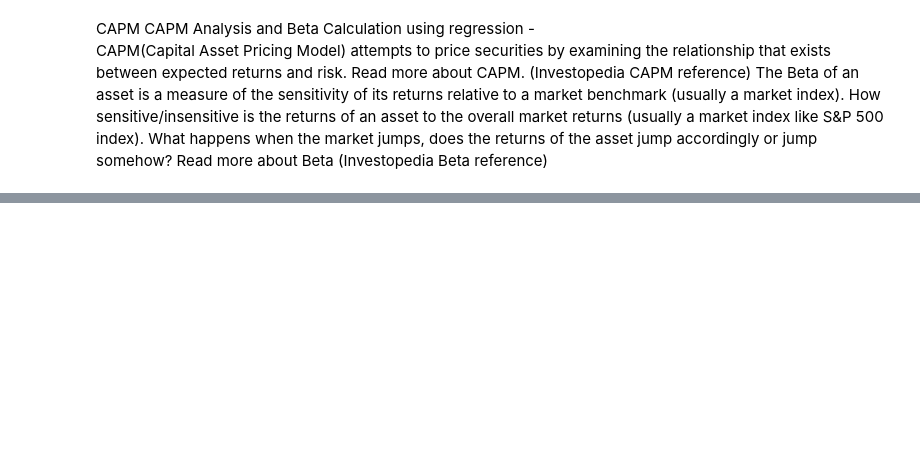
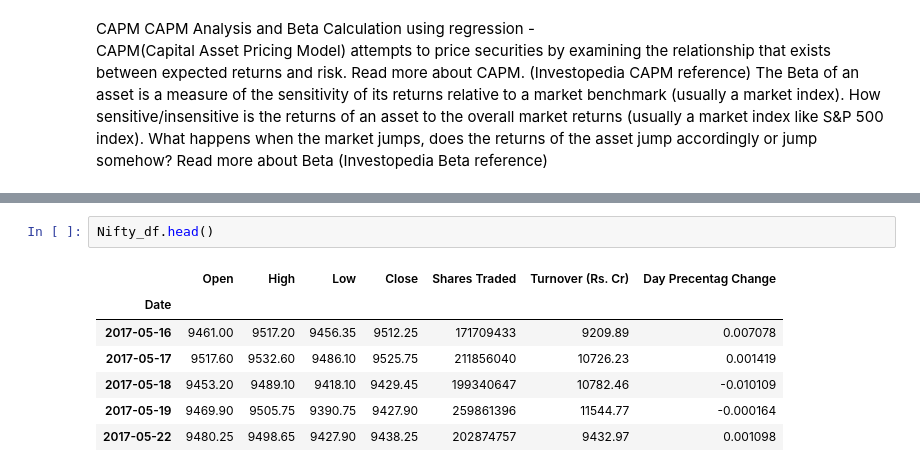
Before and after one commit to Daywalker21/AICTE-Aspiration.ai_ML-DS, a Jupyter notebook: Module 3 - Regression - Beta Calculation.ipynb, the cells around one changed output, grey strips where cells are left out. Saved outputs shown, nothing was run; the diff lists cells and outputs as text; blank space fills up the shorter version.

```diff
--- a/Module 3 - Regression - Beta Calculation.ipynb
+++ b/Module 3 - Regression - Beta Calculation.ipynb
@@ -127,0 +146,10 @@ dataset
+# %%
+Nifty_df.head()
+# %% [output]
+|  | Open | High | Low | Close | Shares Traded | Turnover (Rs. Cr) | Day Precentag Change |
+| Date |  |  |  |  |  |  |  |
+| 2017-05-16 | 9461.00 | 9517.20 | 9456.35 | 9512.25 | 171709433 | 9209.89 | 0.007078 |
+| 2017-05-17 | 9517.60 | 9532.60 | 9486.10 | 9525.75 | 211856040 | 10726.23 | 0.001419 |
+| 2017-05-18 | 9453.20 | 9489.10 | 9418.10 | 9429.45 | 199340647 | 10782.46 | -0.010109 |
+| 2017-05-19 | 9469.90 | 9505.75 | 9390.75 | 9427.90 | 259861396 | 11544.77 | -0.000164 |
+| 2017-05-22 | 9480.25 | 9498.65 | 9427.90 | 9438.25 | 202874757 | 9432.97 | 0.001098 |
```
Also changed, not shown: parts of 15 cells of this notebook.
